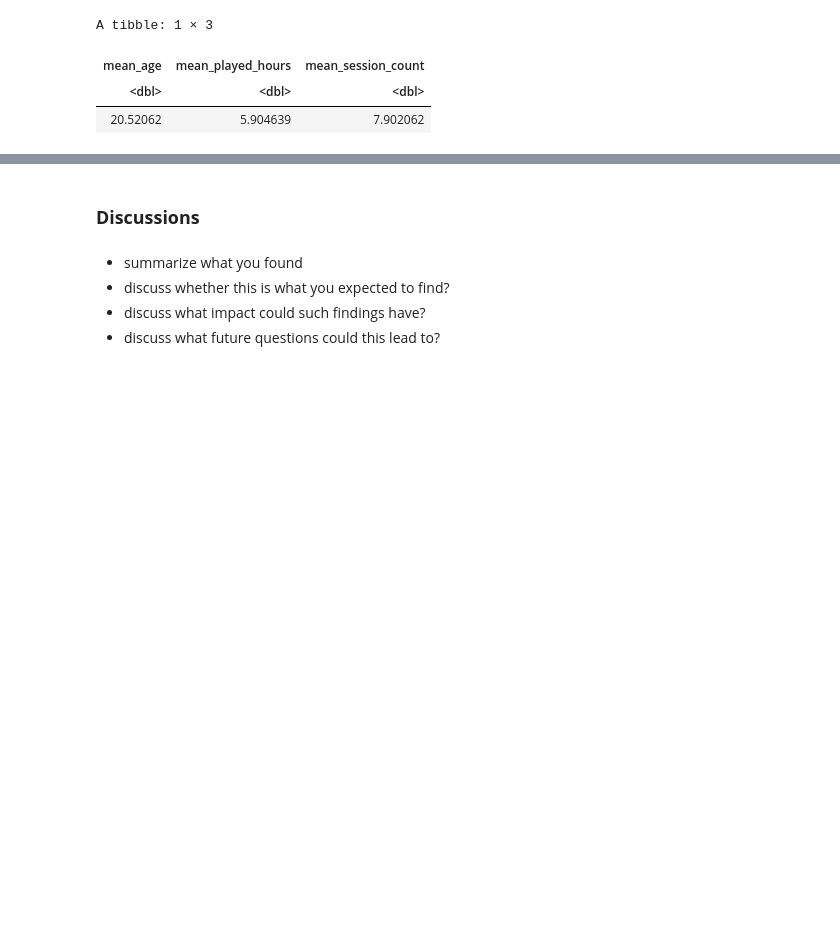
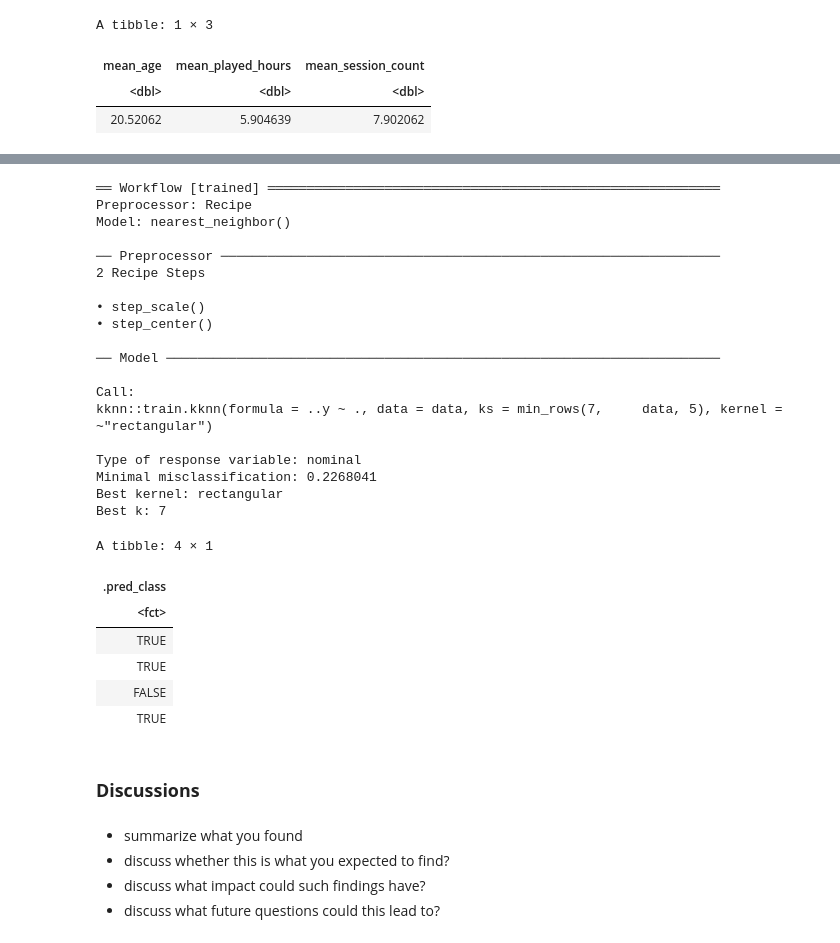
Before and after one commit to jane-wang-42/dsci100-project-group10, a Jupyter notebook: dsci100-project-group10.ipynb, the cells around one changed output, grey strips where cells are left out. Saved outputs shown, nothing was run; the diff lists cells and outputs as text; code cells hidden in the pictures; blank space fills up the shorter version.

```diff
--- a/dsci100-project-group10.ipynb
+++ b/dsci100-project-group10.ipynb
@@ -148,3 +156,52 @@ ggplot(players_tidy, aes(x = played_hours, y = session_count, color = subscribe,
+# %%
+# Create the K-NN model
+knn_spec <- nearest_neighbor(weight_func = "rectangular", neighbors = 7) |>
+    set_engine("kknn") |>
+    set_mode("classification")
+
+# Create the centering / scaling recipe
+recipe <- recipe(subscribe ~ age + played_hours + session_count, data = players_tidy) |>
+    step_scale(all_predictors()) |>
+    step_center(all_predictors())
+
+knn_fit <- workflow() |>
+  add_recipe(recipe) |>
+  add_model(knn_spec) |>
+  fit(data = players_tidy)
+
+knn_fit
+
+new_observation <- tibble(age = c(17, 17, 30, 30), played_hours = c(0, 10, 0, 10), session_count = c(0, 3, 0, 3))
+prediction <- predict(knn_fit, new_observation)
+
+prediction
+# %% [output]
+══ Workflow [trained] ══════════════════════════════════════════════════════════
+Preprocessor: Recipe
+Model: nearest_neighbor()
+
+── Preprocessor ────────────────────────────────────────────────────────────────
+2 Recipe Steps
+
+• step_scale()
+• step_center()
+
+── Model ───────────────────────────────────────────────────────────────────────
+
+Call:
+kknn::train.kknn(formula = ..y ~ ., data = data, ks = min_rows(7,     data, 5), kernel = ~"rectangular")
+
+Type of response variable: nominal
+Minimal misclassification: 0.2268041
+Best kernel: rectangular
+Best k: 7
+A tibble: 4 × 1
+| .pred_class |
+| <fct> |
+| TRUE |
+| TRUE |
+| FALSE |
+| TRUE |
 # %% [markdown]
 ### **Discussions**
 # %% [markdown]
```
Also changed, not shown: parts of 8 cells of this notebook.
